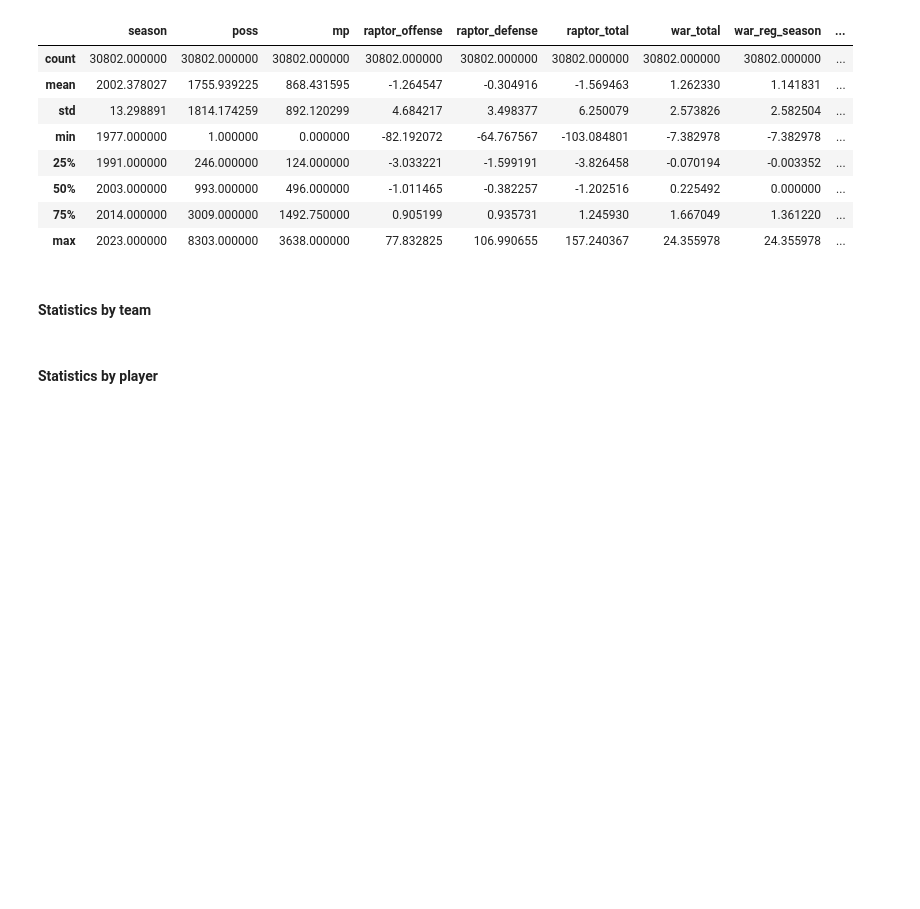
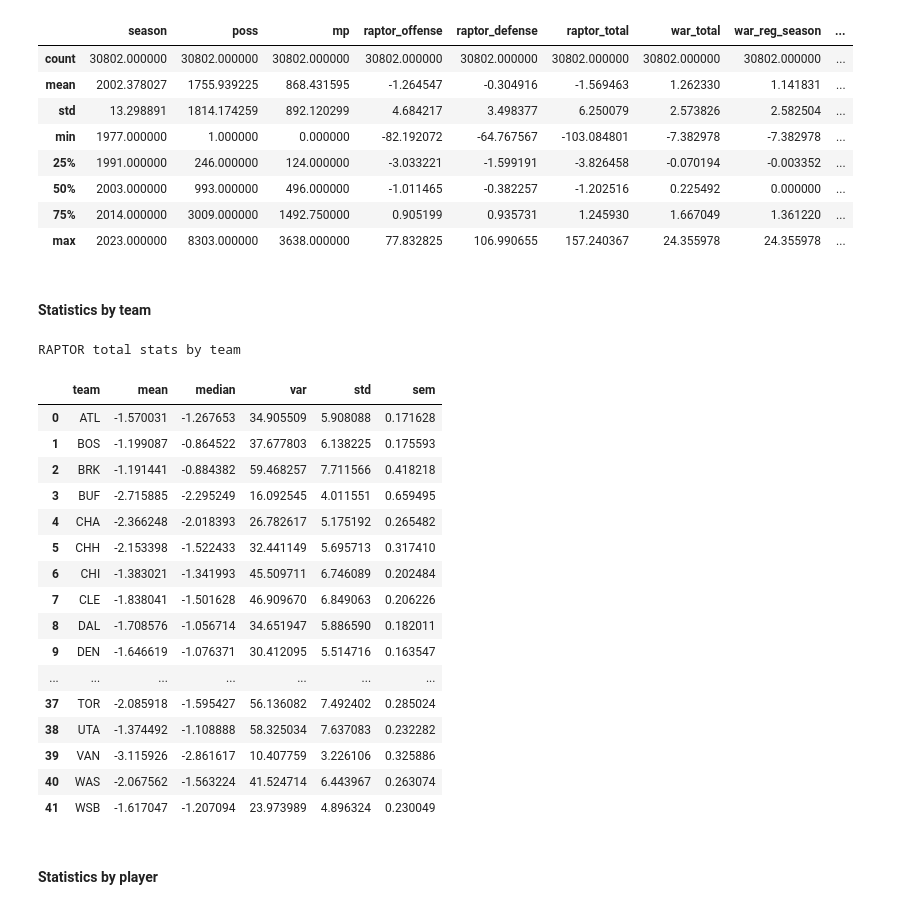
Before and after one commit to UzmaSayyeda/Project01, a Jupyter notebook: raptor_analysis_uzma.ipynb, the cells around one changed output. Saved outputs shown, nothing was run; the diff lists cells and outputs as text; code cells hidden in the pictures; blank space fills up the shorter version.

```diff
--- a/raptor_analysis_uzma.ipynb
+++ b/raptor_analysis_uzma.ipynb
@@ -130,6 +130,44 @@ clean_df.describe()
 | max | 2023.000000 | 8303.000000 | 3638.000000 | 77.832825 | 106.990655 | 157.240367 | 24.355978 | 24.355978 | ... |
 # %% [markdown]
 #### Statistics by team
+# %%
+team_stats=clean_df.groupby("team")["raptor_total"].agg(["mean","median","var","std","sem"]).reset_index()
+
+team_stats.style.set_caption("RAPTOR total stats by team")
+
+
+
+
+# fig = plt.figure(figsize = (8, .2))
+# ax = fig.add_subplot(111)
+# ax.table(cellText = team_stats.values, rowLabels = team_stats.index,
+#          colLabels = team_stats.columns, cellLoc='center')
+# ax.set_title('Statistical Analysis of Raptor total by teams',
+#             fontdict={'fontsize': 15,
+#                         'fontweight': 'bold',
+#                         'color': 'steelblue'},
+#               loc='center')
+# ax.axis('off')
+# plt.show()
+# %% [output]
+RAPTOR total stats by team
+|  | team | mean | median | var | std | sem |
+| 0 | ATL | -1.570031 | -1.267653 | 34.905509 | 5.908088 | 0.171628 |
+| 1 | BOS | -1.199087 | -0.864522 | 37.677803 | 6.138225 | 0.175593 |
+| 2 | BRK | -1.191441 | -0.884382 | 59.468257 | 7.711566 | 0.418218 |
+| 3 | BUF | -2.715885 | -2.295249 | 16.092545 | 4.011551 | 0.659495 |
+| 4 | CHA | -2.366248 | -2.018393 | 26.782617 | 5.175192 | 0.265482 |
+| 5 | CHH | -2.153398 | -1.522433 | 32.441149 | 5.695713 | 0.317410 |
+| 6 | CHI | -1.383021 | -1.341993 | 45.509711 | 6.746089 | 0.202484 |
+| 7 | CLE | -1.838041 | -1.501628 | 46.909670 | 6.849063 | 0.206226 |
+| 8 | DAL | -1.708576 | -1.056714 | 34.651947 | 5.886590 | 0.182011 |
+| 9 | DEN | -1.646619 | -1.076371 | 30.412095 | 5.514716 | 0.163547 |
+| ... | ... | ... | ... | ... | ... | ... |
+| 37 | TOR | -2.085918 | -1.595427 | 56.136082 | 7.492402 | 0.285024 |
+| 38 | UTA | -1.374492 | -1.108888 | 58.325034 | 7.637083 | 0.232282 |
+| 39 | VAN | -3.115926 | -2.861617 | 10.407759 | 3.226106 | 0.325886 |
+| 40 | WAS | -2.067562 | -1.563224 | 41.524714 | 6.443967 | 0.263074 |
+| 41 | WSB | -1.617047 | -1.207094 | 23.973989 | 4.896324 | 0.230049 |
 # %% [markdown]
 #### Statistics by player
 # %% [markdown]
```
Also changed, not shown: parts of 35 cells of this notebook.
